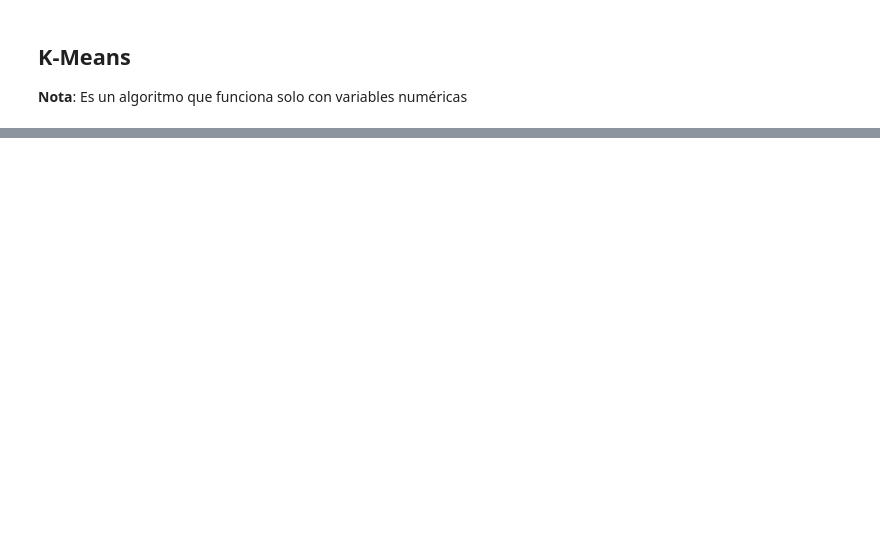
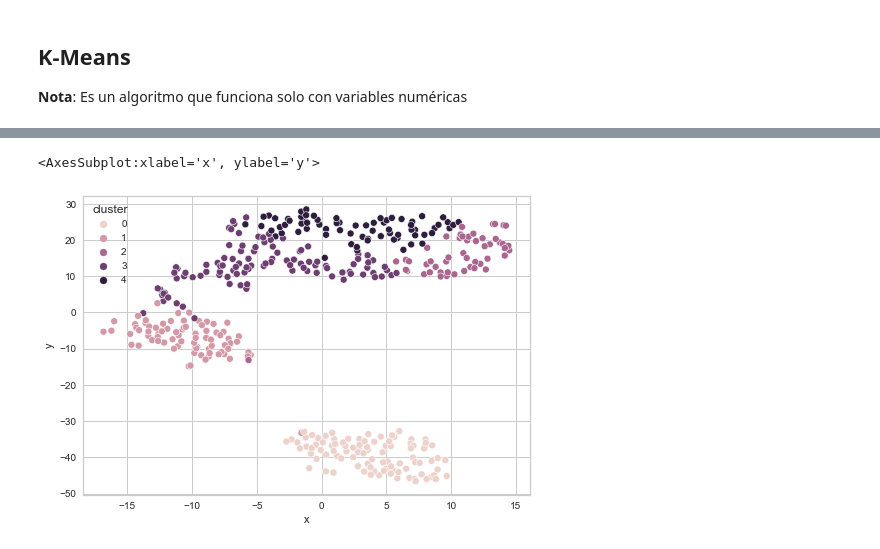
Before and after one commit to agucitri/DS-ONLINE-76, a Jupyter notebook: k_means.ipynb, the cells around one changed output, grey strips where cells are left out. Saved outputs shown, nothing was run; the diff lists cells and outputs as text; code cells hidden in the pictures; blank space fills up the shorter version.

```diff
--- a/k_means.ipynb
+++ b/k_means.ipynb
@@ -66,0 +166,16 @@ cols_to_drop = ["model_year", "origin", "name"]
+# %%
+tsne = TSNE(n_components=2, random_state=42)
+
+tsne_matrix = tsne.fit_transform(auto)
+# %%
+kmeans = KMeans(n_clusters=5).fit(auto)
+
+tsne_df = pd.DataFrame(tsne_matrix, columns=["x", "y"])
+tsne_df["cluster"] = kmeans.predict(auto)
+# %%
+import seaborn as sns
+
+sns.scatterplot(data=tsne_df, x="x", y="y", hue="cluster")
+# %% [output]
+<AxesSubplot:xlabel='x', ylabel='y'>
+[figure, added]
```
Also changed, not shown: parts of 23 cells of this notebook.
